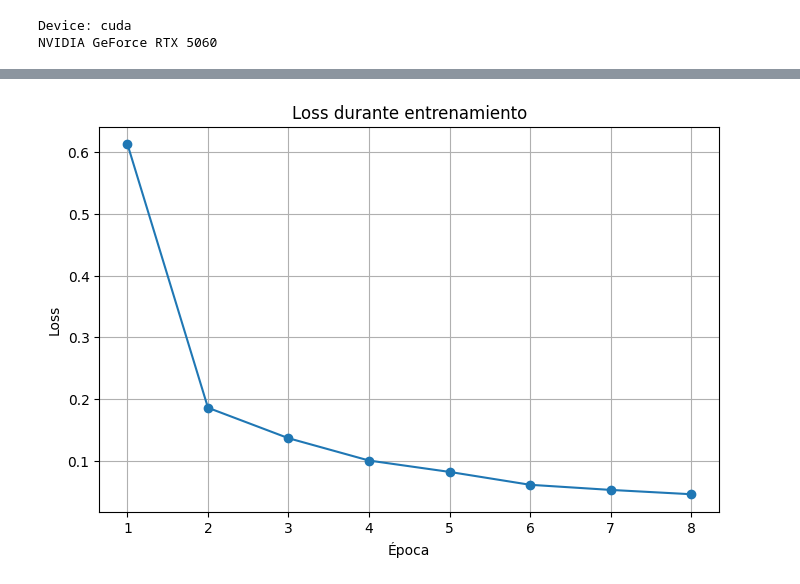
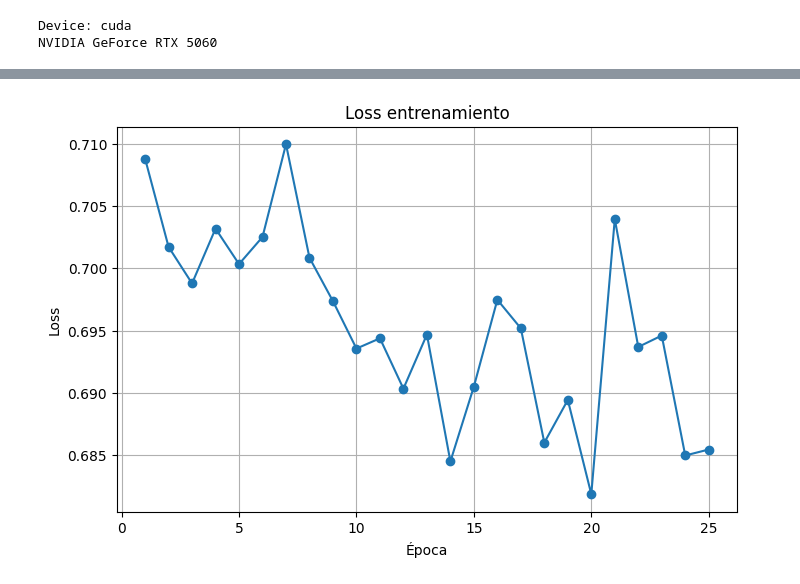
Before and after one commit to itsFr4nc0/driver-distraction-api, a Jupyter notebook: modelo.ipynb, the cells around one changed output, grey strips where cells are left out. Cells and saved outputs as stored; diff of their text form; code cells hidden in the pictures.

```diff
--- a/modelo.ipynb
+++ b/modelo.ipynb
@@ -74,20 +240,0 @@ Total imágenes: 7276
-# %%
-train_size = int(0.8 * len(dataset))
-val_size = len(dataset) - train_size
-
-train_dataset, val_dataset = random_split(
-    dataset,
-    [train_size, val_size]
-)
-
-train_loader = DataLoader(
-    train_dataset,
-    batch_size=BATCH_SIZE,
-    shuffle=True
-)
-
-val_loader = DataLoader(
-    val_dataset,
-    batch_size=BATCH_SIZE,
-    shuffle=False
-)
@@ -94,11 +245,15 @@ val_loader = DataLoader(
 # %%
 model = models.resnet18(weights="DEFAULT")
+
+for param in model.parameters():
+    param.requires_grad = False
+
 
 num_features = model.fc.in_features
 
 model.fc = torch.nn.Linear(
     num_features,
-    len(dataset.classes)
+    len(train_dataset.classes)
 )
 
 model = model.to(device)
@@ -105,13 +266,7 @@ model = model.to(device)
 # %%
-# criterion = torch.nn.CrossEntropyLoss()
-# optimizer = torch.optim.Adam(
-#     model.parameters(),
-#     lr=0.001
-# )
-
 criterion = torch.nn.CrossEntropyLoss()
 
 optimizer = torch.optim.Adam(
-    model.parameters(),
-    lr=0.0001
+    model.fc.parameters(),
+    lr=0.001
 )
@@ -158,17 +384,16 @@ Epoch 8/8 | Loss: 0.0456
 # %%
 plt.figure(figsize=(8,5))
 
 plt.plot(
-    range(1, EPOCHS + 1),
-    loss_history,
+    range(1, EPOCHS+1),
+    train_loss_history,
     marker='o'
 )
 
-plt.title("Loss durante entrenamiento")
+plt.title("Loss entrenamiento")
 plt.xlabel("Época")
 plt.ylabel("Loss")
 plt.grid(True)
-
 plt.show()
 # %% [output]
-[figure, old version]
+[figure, new version]
```
Also changed, not shown: parts of 26 cells of this notebook, 5 other files.
